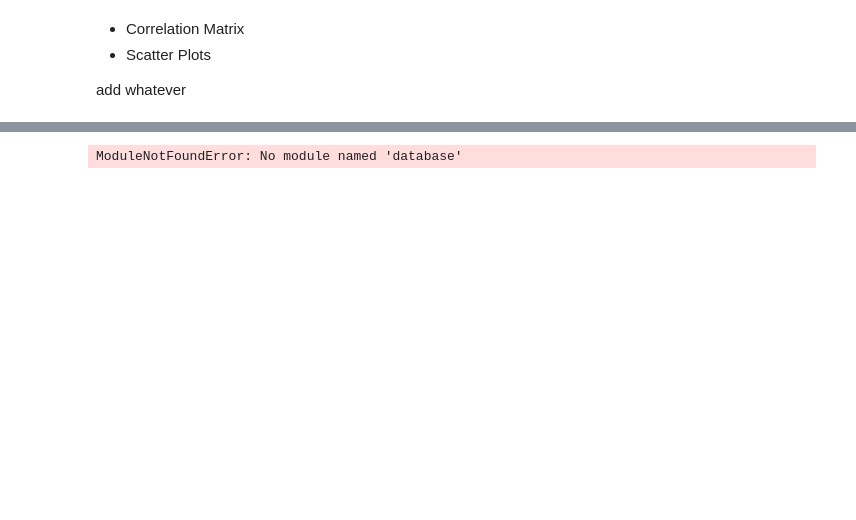
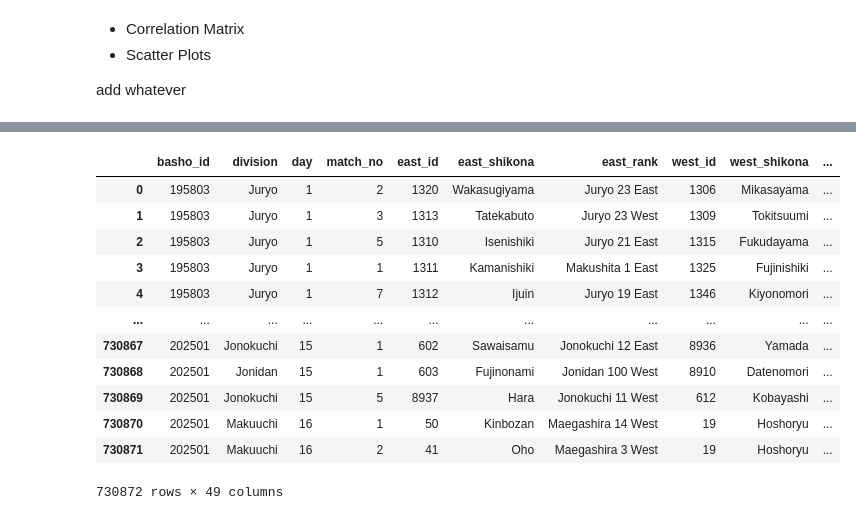
Before and after one commit to thijspoon28/SUMO-AI, a Jupyter notebook: notebooks/data_visualisation.ipynb, the cells around one changed output, grey strips where cells are left out. Saved outputs shown, nothing was run; the diff lists cells and outputs as text; code cells hidden in the pictures; blank space fills up the shorter version.

```diff
--- a/notebooks/data_visualisation.ipynb
+++ b/notebooks/data_visualisation.ipynb
@@ -12,6 +15,6 @@ Project root: c:\Users\thijs\Documents\GitHub\SUMO-AI (Unchanged)
 # %%
 from database.queries import DfQueries
-from utils.columns import add_winstreaks, count_kimarite, get_wins, ratio_to_opponent
+from core.helpers.utils.columns import add_winstreaks, count_kimarite, get_wins, mark_winner, ratio_to_opponent, top_moves, rikishi_stats
 
 
 df_rikishi = DfQueries.rikishis()
@@ -19,9 +22,28 @@ df_matches = DfQueries.matches()
 
 
 # count_kimarite(df_rikishi, df_matches)
+
 df_matches = add_winstreaks(df_matches)
 df_matches = ratio_to_opponent(df_matches)
 df_matches = get_wins(df_matches)
+df_matches = mark_winner(df_matches)
+df_matches = rikishi_stats(df_matches, fix_missing=True)
+
+df_matches = top_moves(df_matches, 3)
-# %% [output]
-ModuleNotFoundError: No module named 'database'
+# %%
+df_matches
+# %% [output]
+|  | basho_id | division | day | match_no | east_id | east_shikona | east_rank | west_id | west_shikona | ... |
+| 0 | 195803 | Juryo | 1 | 2 | 1320 | Wakasugiyama | Juryo 23 East | 1306 | Mikasayama | ... |
+| 1 | 195803 | Juryo | 1 | 3 | 1313 | Tatekabuto | Juryo 23 West | 1309 | Tokitsuumi | ... |
+| 2 | 195803 | Juryo | 1 | 5 | 1310 | Isenishiki | Juryo 21 East | 1315 | Fukudayama | ... |
+| 3 | 195803 | Juryo | 1 | 1 | 1311 | Kamanishiki | Makushita 1 East | 1325 | Fujinishiki | ... |
+| 4 | 195803 | Juryo | 1 | 7 | 1312 | Ijuin | Juryo 19 East | 1346 | Kiyonomori | ... |
+| ... | ... | ... | ... | ... | ... | ... | ... | ... | ... | ... |
+| 730867 | 202501 | Jonokuchi | 15 | 1 | 602 | Sawaisamu | Jonokuchi 12 East | 8936 | Yamada | ... |
+| 730868 | 202501 | Jonidan | 15 | 1 | 603 | Fujinonami | Jonidan 100 West | 8910 | Datenomori | ... |
+| 730869 | 202501 | Jonokuchi | 15 | 5 | 8937 | Hara | Jonokuchi 11 West | 612 | Kobayashi | ... |
+| 730870 | 202501 | Makuuchi | 16 | 1 | 50 | Kinbozan | Maegashira 14 West | 19 | Hoshoryu | ... |
+| 730871 | 202501 | Makuuchi | 16 | 2 | 41 | Oho | Maegashira 3 West | 19 | Hoshoryu | ... |
+730872 rows × 49 columns
 # %%
```
Also changed, not shown: parts of 15 cells of this notebook, 1 other file.
